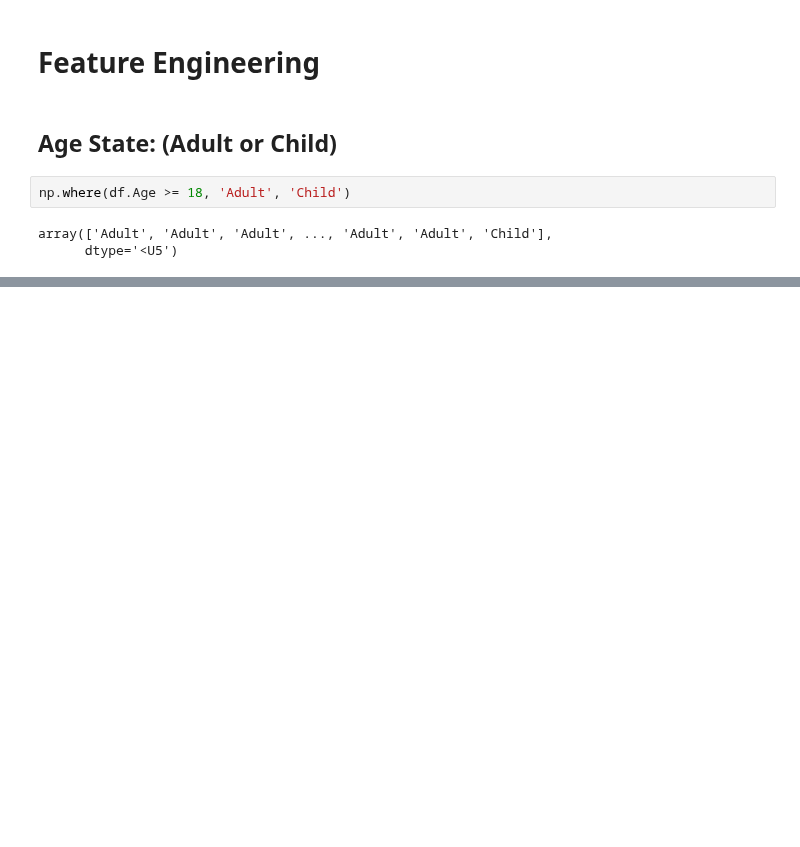
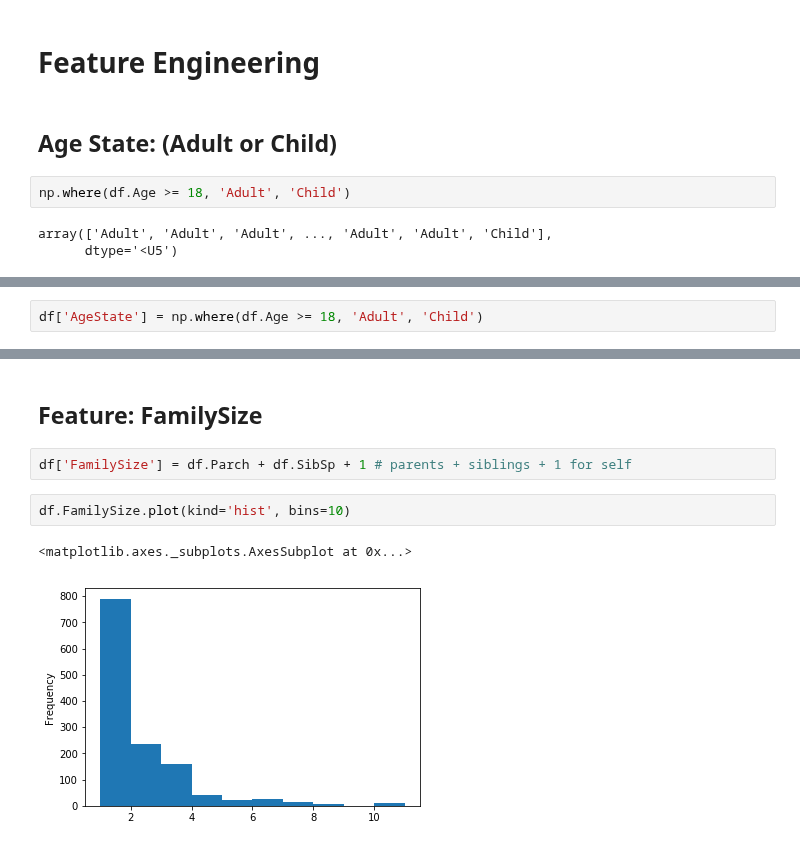
Before and after one commit to hpinsley/titanic, a Jupyter notebook: notebooks/Data munging.ipynb, the cells around one changed output, grey strips where cells are left out. Drawn from its saved outputs; the diff is of its cells as text; blank space fills up the shorter version.

```diff
--- a/notebooks/Data munging.ipynb
+++ b/notebooks/Data munging.ipynb
@@ -370,0 +377,2 @@ array(['Adult', 'Adult', 'Adult', ..., 'Adult', 'Adult', 'Child'],
+# %%
+df['AgeState'] = np.where(df.Age >= 18, 'Adult', 'Child')
@@ -370,0 +400,9 @@ array(['Adult', 'Adult', 'Adult', ..., 'Adult', 'Adult', 'Child'],
+# %% [markdown]
+## Feature: FamilySize
+# %%
+df['FamilySize'] = df.Parch + df.SibSp + 1 # parents + siblings + 1 for self
+# %%
+df.FamilySize.plot(kind='hist', bins=10)
+# %% [output]
+<matplotlib.axes._subplots.AxesSubplot at 0x...>
+[figure, added]
```
Also changed, not shown: parts of 40 cells of this notebook.
